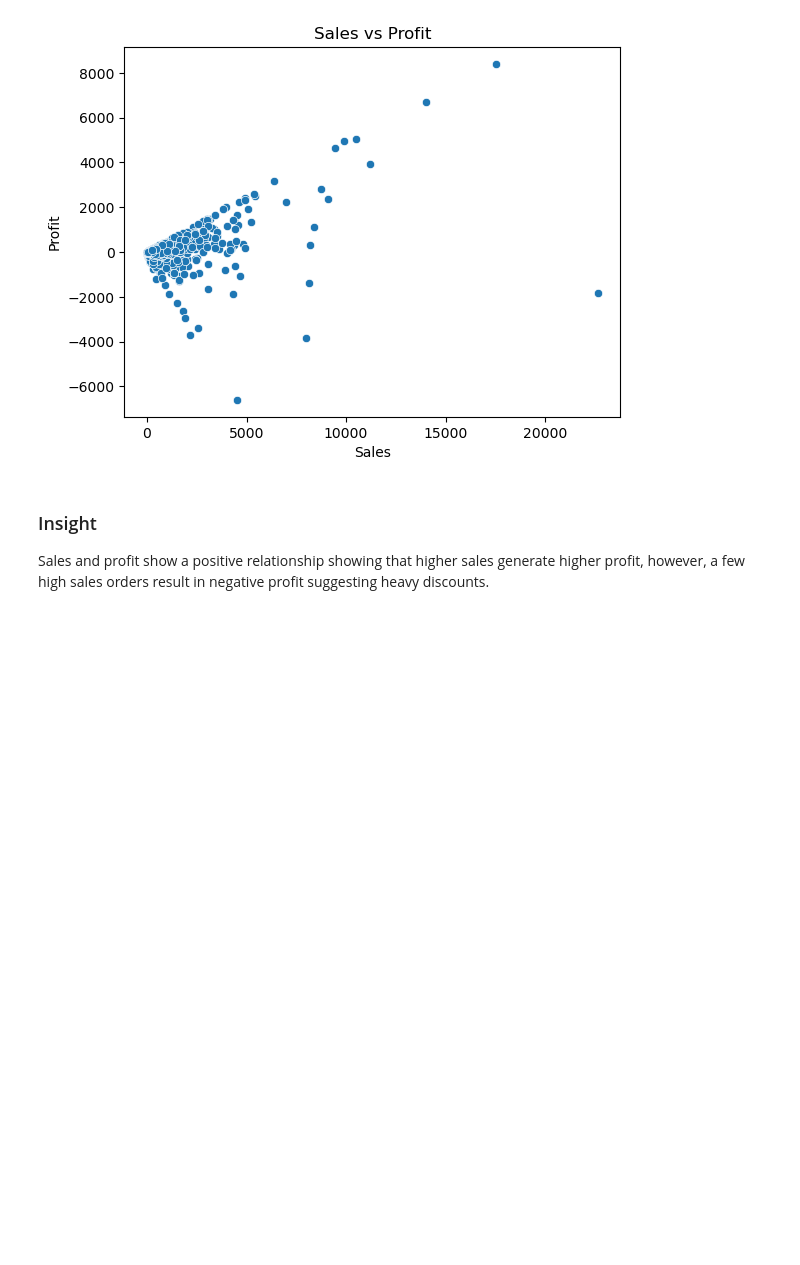
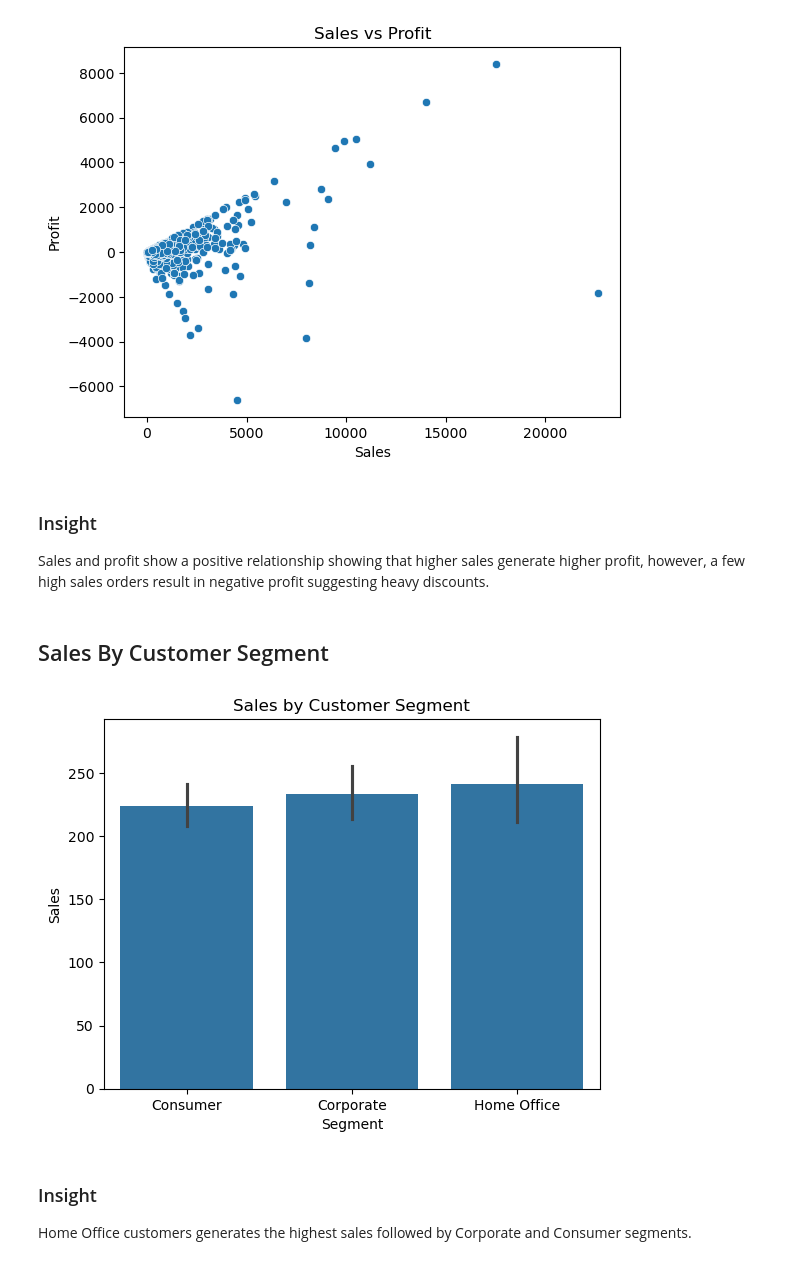
Before and after one commit to kencryption/sales-analysis, a Jupyter notebook: notebooks/analysis.ipynb, the cells around one changed output. Cells and saved outputs as stored; diff of their text form; code cells hidden in the pictures; blank space fills up the shorter version.

Commit message:
analyze sales by customer segment

```diff
--- a/notebooks/analysis.ipynb
+++ b/notebooks/analysis.ipynb
@@ -158,3 +158,15 @@ plt.show()
 # %% [markdown]
 ### Insight
 Sales and profit show a positive relationship showing that higher sales generate higher profit, however, a few high sales orders result in negative profit suggesting heavy discounts.
+# %% [markdown]
+## Sales By Customer Segment
+# %%
+sns.barplot(data=df, x="Segment", y="Sales")
+plt.title("Sales by Customer Segment")
+plt.savefig("../outputs/charts/sales_by_customer_segment.png")
+plt.show()
+# %% [output]
+[figure, added]
+# %% [markdown]
+### Insight
+Home Office customers generates the highest sales followed by Corporate and Consumer segments.
```
Also changed, not shown: 1 other file.
